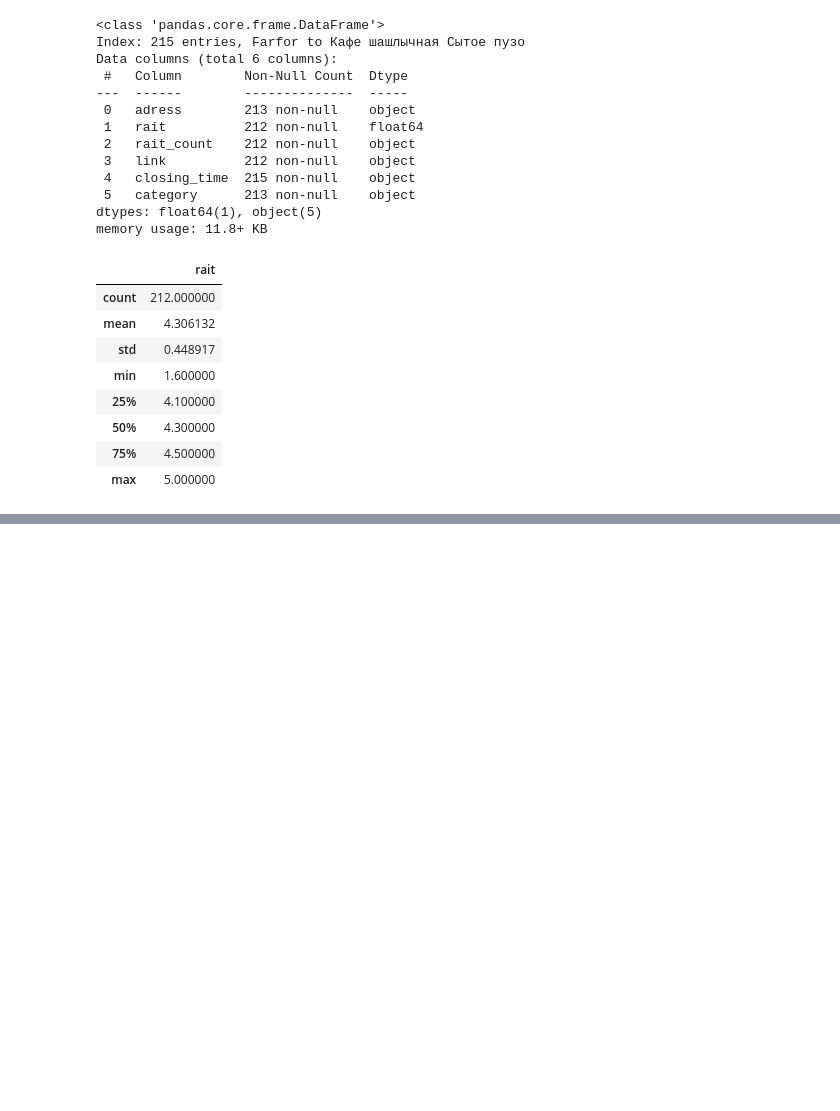
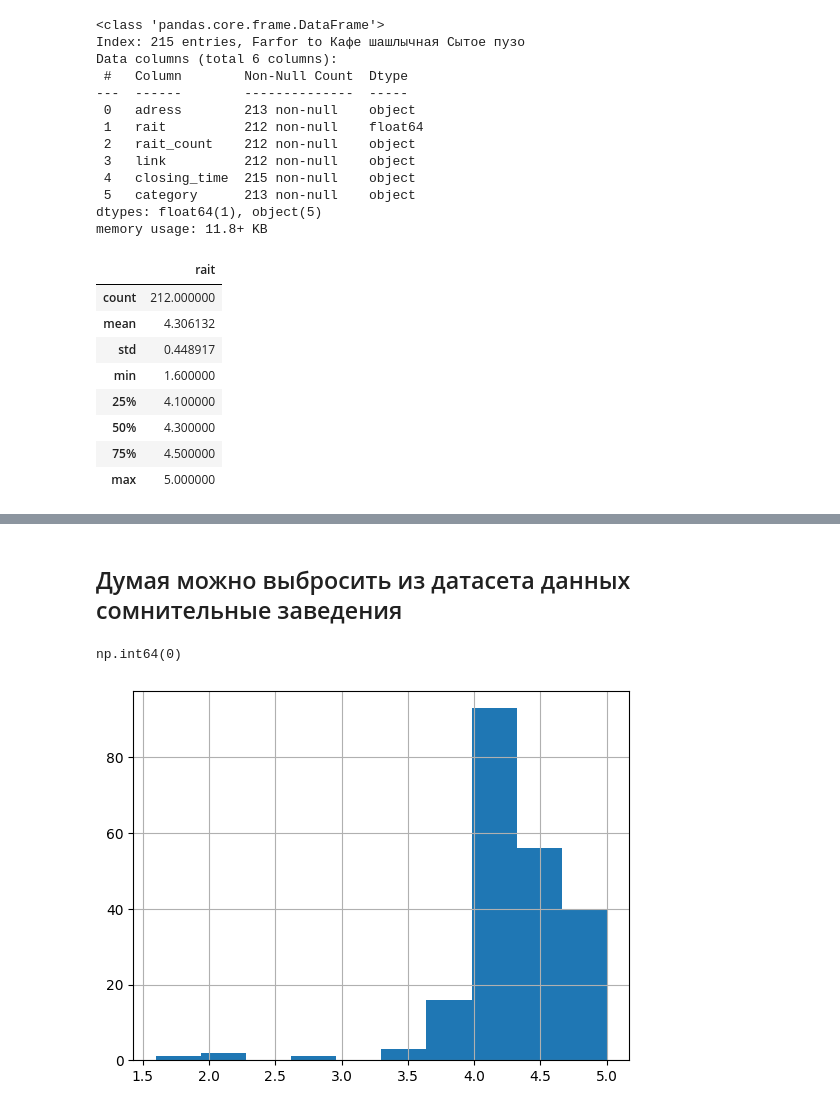
Before and after one commit to crissyro/base-of-DS, a Jupyter notebook: notebooks/intelligence_analysis_belgorod_food_places.ipynb, the cells around one changed output, grey strips where cells are left out. Drawn from its saved outputs; the diff is of its cells as text; code cells hidden in the pictures; blank space fills up the shorter version.

```diff
--- a/notebooks/intelligence_analysis_belgorod_food_places.ipynb
+++ b/notebooks/intelligence_analysis_belgorod_food_places.ipynb
@@ -59,0 +153,14 @@ df.describe(include='object')
+# %% [markdown]
+## Думая можно выбросить из датасета данных сомнительные заведения
+# %%
+df = df[~df['rait'].isnull()]
+df['rait'] = df['rait'].astype(float)
+df.rait.isnull().sum()
+# %% [output]
+np.int64(0)
+# %%
+df = df[~df['rait'].isnull()]
+df['rait'] = df['rait'].astype(float)
+df.rait.hist();
+# %% [output]
+[figure, added]
```
Also changed, not shown: parts of 7 cells of this notebook.
